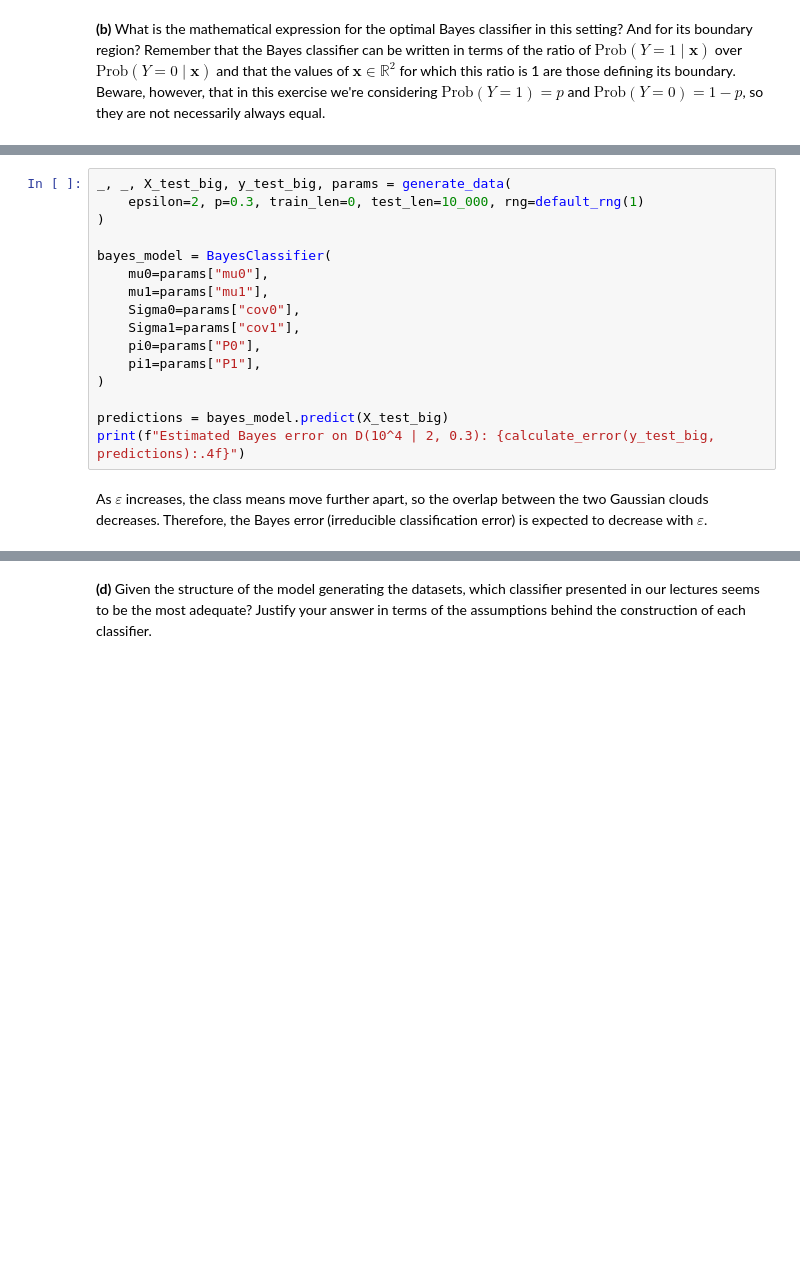
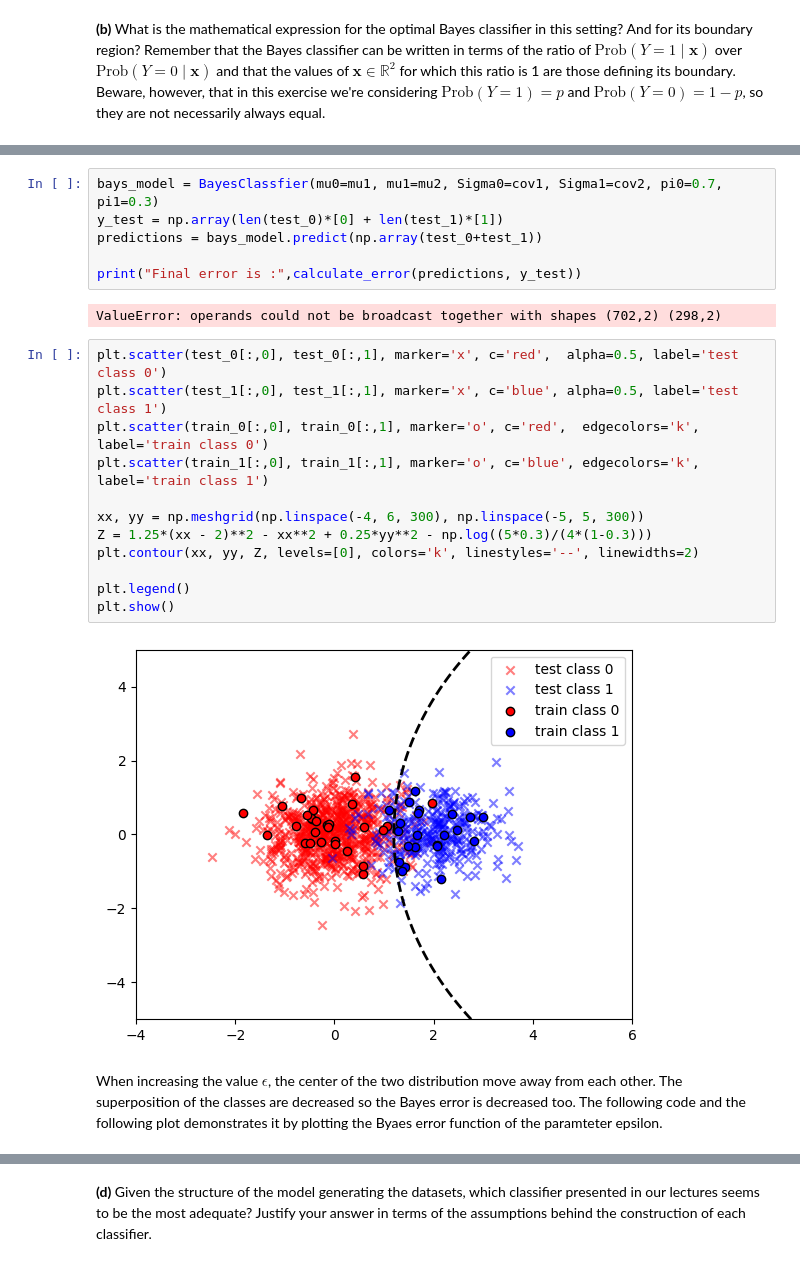
Before and after one commit to leozsc/TP1-ISLA, a Jupyter notebook: TP3/TP3.ipynb, the cells around one changed output, grey strips where cells are left out. Cells and saved outputs as stored; diff of their text form; blank space fills up the shorter version.

```diff
--- a/TP3/TP3.ipynb
+++ b/TP3/TP3.ipynb
@@ -296,20 +351,25 @@ def calculate_error(y_true, y_pred):
 # %%
-_, _, X_test_big, y_test_big, params = generate_data(
-    epsilon=2, p=0.3, train_len=0, test_len=10_000, rng=default_rng(1)
-)
+bays_model = BayesClassfier(mu0=mu1, mu1=mu2, Sigma0=cov1, Sigma1=cov2, pi0=0.7, pi1=0.3)
+y_test = np.array(len(test_0)*[0] + len(test_1)*[1])
+predictions = bays_model.predict(np.array(test_0+test_1))
 
-bayes_model = BayesClassifier(
-    mu0=params["mu0"],
-    mu1=params["mu1"],
-    Sigma0=params["cov0"],
-    Sigma1=params["cov1"],
-    pi0=params["P0"],
-    pi1=params["P1"],
-)
-
-predictions = bayes_model.predict(X_test_big)
-print(f"Estimated Bayes error on D(10^4 | 2, 0.3): {calculate_error(y_test_big, predictions):.4f}")
+print("Final error is :",calculate_error(predictions, y_test))
+# %% [output]
+ValueError: operands could not be broadcast together with shapes (702,2) (298,2)
+# %%
+plt.scatter(test_0[:,0], test_0[:,1], marker='x', c='red',  alpha=0.5, label='test class 0')
+plt.scatter(test_1[:,0], test_1[:,1], marker='x', c='blue', alpha=0.5, label='test class 1')
+plt.scatter(train_0[:,0], train_0[:,1], marker='o', c='red',  edgecolors='k', label='train class 0')
+plt.scatter(train_1[:,0], train_1[:,1], marker='o', c='blue', edgecolors='k', label='train class 1')
+
+xx, yy = np.meshgrid(np.linspace(-4, 6, 300), np.linspace(-5, 5, 300))
+Z = 1.25*(xx - 2)**2 - xx**2 + 0.25*yy**2 - np.log((5*0.3)/(4*(1-0.3)))
+plt.contour(xx, yy, Z, levels=[0], colors='k', linestyles='--', linewidths=2)
+
+plt.legend()
+plt.show()
+# %% [output]
+[figure, added]
 # %% [markdown]
-As $\varepsilon$ increases, the class means move further apart, so the overlap between the two Gaussian clouds decreases.
-Therefore, the Bayes error (irreducible classification error) is expected to decrease with $\varepsilon$.
+When increasing the value $\epsilon$, the center of the two distribution move away from each other. The superposition of the classes are decreased so the Bayes error is decreased too. The following code and the following plot demonstrates it by plotting the Byaes error function of the paramteter epsilon.
 # %%
```
Also changed, not shown: parts of 18 cells of this notebook.
